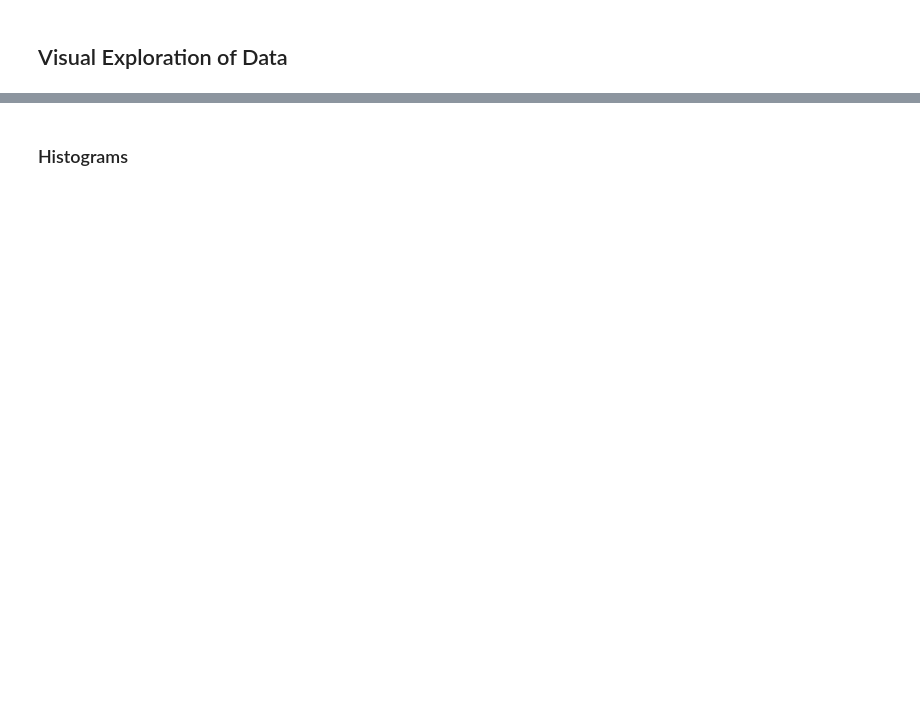
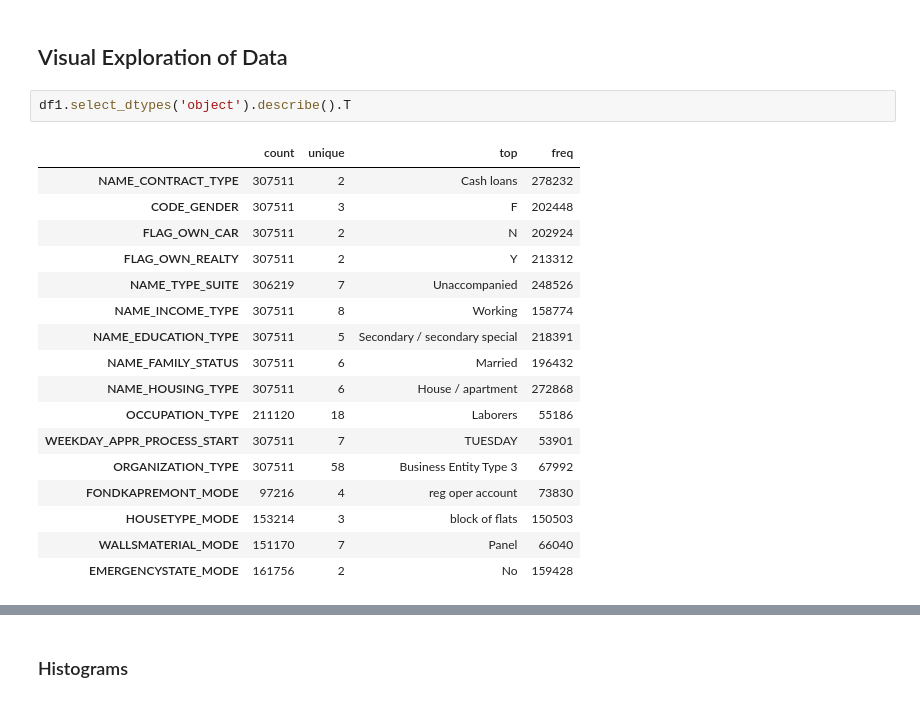
Before and after one commit to Marquinoli/Credit-Card-Fraud-Detection, a Jupyter notebook: project_cluster.ipynb, the cells around one changed output, grey strips where cells are left out. Cells and saved outputs as stored; diff of their text form; blank space fills up the shorter version.

```diff
--- a/project_cluster.ipynb
+++ b/project_cluster.ipynb
@@ -17,2 +60,22 @@ Run your entire code and save. Then submit this <b>saved</b> copy.
 # %% [markdown]
 ## Visual Exploration of Data
+# %%
+df1.select_dtypes('object').describe().T
+# %% [output]
+|  | count | unique | top | freq |
+| NAME_CONTRACT_TYPE | 307511 | 2 | Cash loans | 278232 |
+| CODE_GENDER | 307511 | 3 | F | 202448 |
+| FLAG_OWN_CAR | 307511 | 2 | N | 202924 |
+| FLAG_OWN_REALTY | 307511 | 2 | Y | 213312 |
+| NAME_TYPE_SUITE | 306219 | 7 | Unaccompanied | 248526 |
+| NAME_INCOME_TYPE | 307511 | 8 | Working | 158774 |
+| NAME_EDUCATION_TYPE | 307511 | 5 | Secondary / secondary special | 218391 |
+| NAME_FAMILY_STATUS | 307511 | 6 | Married | 196432 |
+| NAME_HOUSING_TYPE | 307511 | 6 | House / apartment | 272868 |
+| OCCUPATION_TYPE | 211120 | 18 | Laborers | 55186 |
+| WEEKDAY_APPR_PROCESS_START | 307511 | 7 | TUESDAY | 53901 |
+| ORGANIZATION_TYPE | 307511 | 58 | Business Entity Type 3 | 67992 |
+| FONDKAPREMONT_MODE | 97216 | 4 | reg oper account | 73830 |
+| HOUSETYPE_MODE | 153214 | 3 | block of flats | 150503 |
+| WALLSMATERIAL_MODE | 151170 | 7 | Panel | 66040 |
+| EMERGENCYSTATE_MODE | 161756 | 2 | No | 159428 |
```
Also changed, not shown: parts of 15 cells of this notebook.
